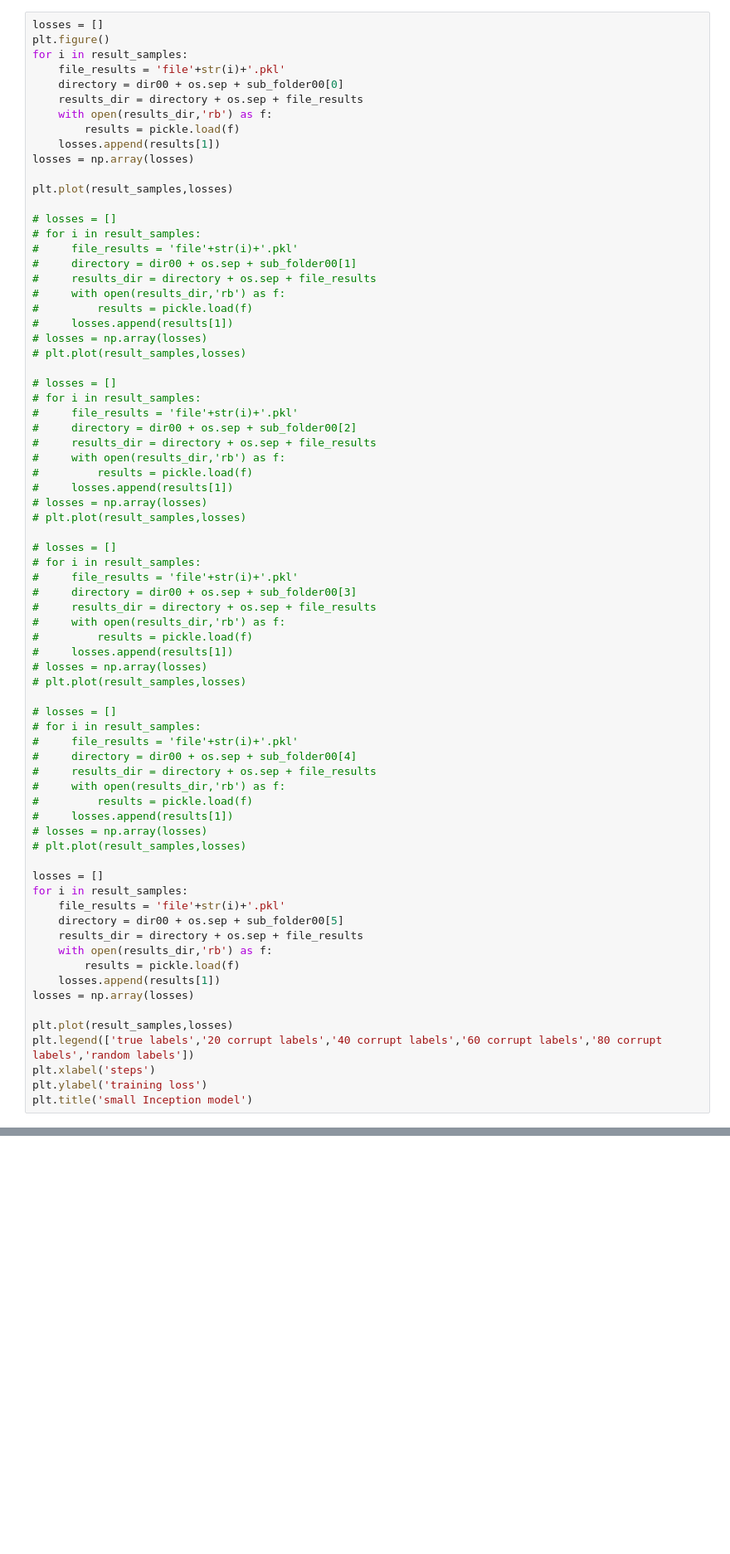
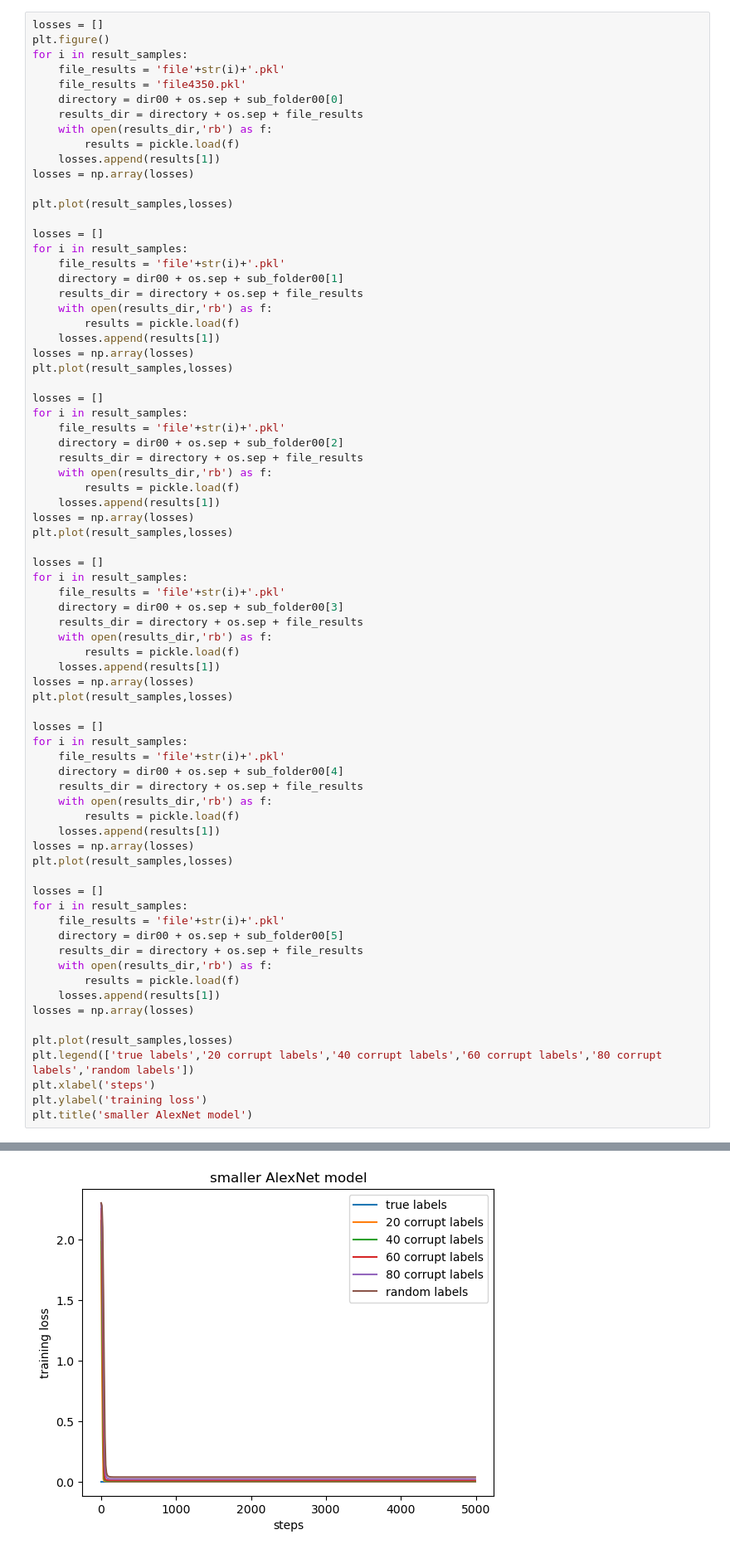
Before and after one commit to wsshen/MachineLearning, a Jupyter notebook: CIFAR/norm_plot.ipynb, the cells around one changed output, grey strips where cells are left out. Shown at 83% size. Saved outputs shown, nothing was run; the diff lists cells and outputs as text; blank space fills up the shorter version.

```diff
--- a/CIFAR/norm_plot.ipynb
+++ b/CIFAR/norm_plot.ipynb
@@ -264,6 +388,7 @@ losses = []
 plt.figure()
 for i in result_samples:
     file_results = 'file'+str(i)+'.pkl'
+    file_results = 'file4350.pkl'
     directory = dir00 + os.sep + sub_folder00[0]
     results_dir = directory + os.sep + file_results
     with open(results_dir,'rb') as f:
@@ -273,49 +398,49 @@ losses = np.array(losses)
 
 plt.plot(result_samples,losses)
 
-# losses = []
-# for i in result_samples:
-#     file_results = 'file'+str(i)+'.pkl'
-#     directory = dir00 + os.sep + sub_folder00[1]
-#     results_dir = directory + os.sep + file_results
-#     with open(results_dir,'rb') as f:
-#         results = pickle.load(f)
-#     losses.append(results[1])
-# losses = np.array(losses)
-# plt.plot(result_samples,losses)
+losses = []
+for i in result_samples:
+    file_results = 'file'+str(i)+'.pkl'
+    directory = dir00 + os.sep + sub_folder00[1]
+    results_dir = directory + os.sep + file_results
+    with open(results_dir,'rb') as f:
+        results = pickle.load(f)
+    losses.append(results[1])
+losses = np.array(losses)
+plt.plot(result_samples,losses)
 
-# losses = []
-# for i in result_samples:
-#     file_results = 'file'+str(i)+'.pkl'
-#     directory = dir00 + os.sep + sub_folder00[2]
-#     results_dir = directory + os.sep + file_results
-#     with open(results_dir,'rb') as f:
-#         results = pickle.load(f)
-#     losses.append(results[1])
-# losses = np.array(losses)
-# plt.plot(result_samples,losses)
+losses = []
+for i in result_samples:
+    file_results = 'file'+str(i)+'.pkl'
+    directory = dir00 + os.sep + sub_folder00[2]
+    results_dir = directory + os.sep + file_results
+    with open(results_dir,'rb') as f:
+        results = pickle.load(f)
+    losses.append(results[1])
+losses = np.array(losses)
+plt.plot(result_samples,losses)
 
-# losses = []
-# for i in result_samples:
-#     file_results = 'file'+str(i)+'.pkl'
-#     directory = dir00 + os.sep + sub_folder00[3]
-#     results_dir = directory + os.sep + file_results
-#     with open(results_dir,'rb') as f:
-#         results = pickle.load(f)
-#     losses.append(results[1])
-# losses = np.array(losses)
-# plt.plot(result_samples,losses)
+losses = []
+for i in result_samples:
+    file_results = 'file'+str(i)+'.pkl'
+    directory = dir00 + os.sep + sub_folder00[3]
+    results_dir = directory + os.sep + file_results
+    with open(results_dir,'rb') as f:
+        results = pickle.load(f)
+    losses.append(results[1])
+losses = np.array(losses)
+plt.plot(result_samples,losses)
 
-# losses = []
-# for i in result_samples:
-#     file_results = 'file'+str(i)+'.pkl'
-#     directory = dir00 + os.sep + sub_folder00[4]
-#     results_dir = directory + os.sep + file_results
-#     with open(results_dir,'rb') as f:
-#         results = pickle.load(f)
-#     losses.append(results[1])
-# losses = np.array(losses)
-# plt.plot(result_samples,losses)
+losses = []
+for i in result_samples:
+    file_results = 'file'+str(i)+'.pkl'
+    directory = dir00 + os.sep + sub_folder00[4]
+    results_dir = directory + os.sep + file_results
+    with open(results_dir,'rb') as f:
+        results = pickle.load(f)
+    losses.append(results[1])
+losses = np.array(losses)
+plt.plot(result_samples,losses)
 
 losses = []
 for i in result_samples:
@@ -331,4 +456,5 @@ plt.plot(result_samples,losses)
 plt.legend(['true labels','20 corrupt labels','40 corrupt labels','60 corrupt labels','80 corrupt labels','random labels'])
 plt.xlabel('steps')
 plt.ylabel('training loss')
-plt.title('small Inception model')
+plt.title('smaller AlexNet model')
+# %% [output]
@@ -335,3 +462,4 @@ plt.title('small Inception model')
+[figure, added]
 # %%
 errors = []
 plt.figure()
```
Also changed, not shown: parts of 12 cells of this notebook, 4 other files.
